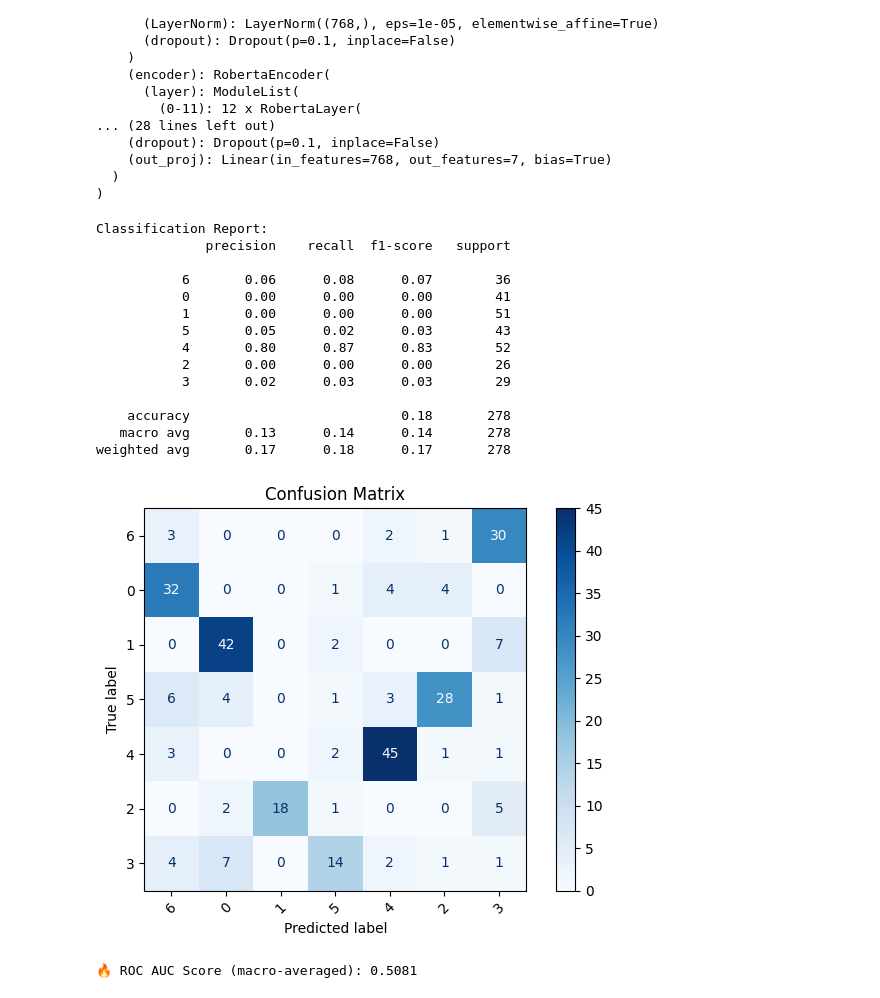
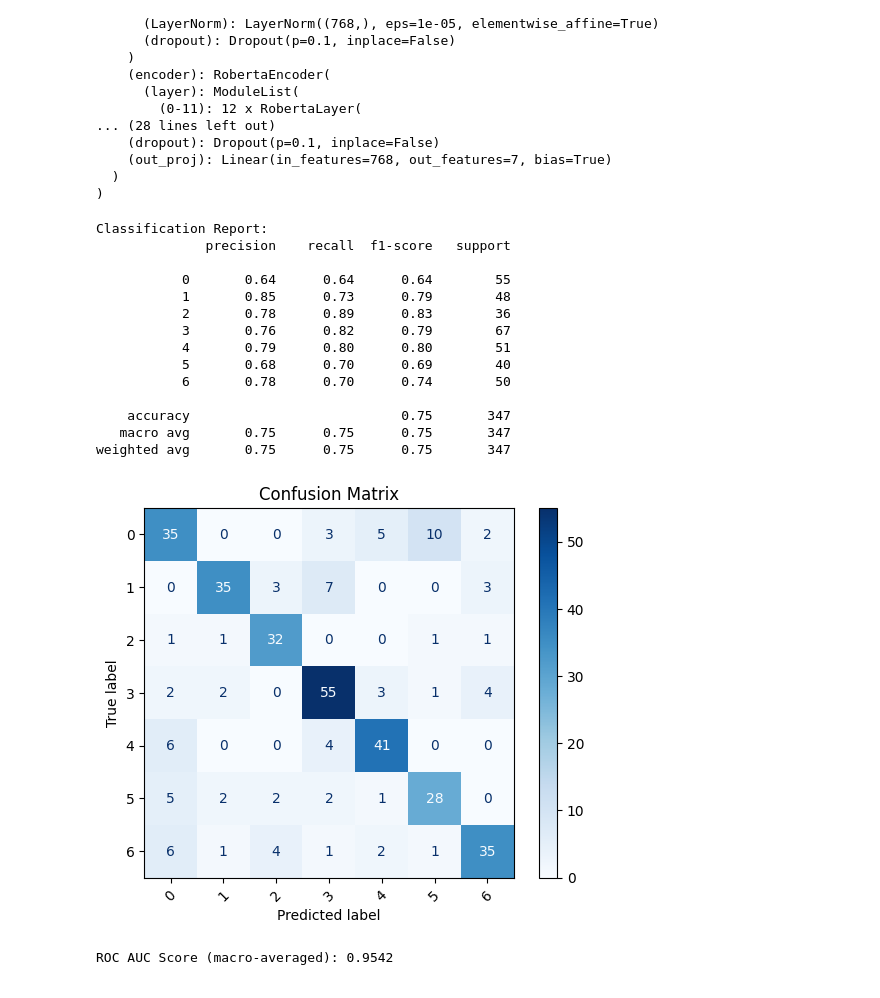
Before and after one commit to SivaganeshSelvam23/ai-customer-care, a Jupyter notebook: notebooks/metrics.ipynb, the cells around one changed output. Cells and saved outputs as stored; diff of their text form; code cells hidden in the pictures.

```diff
--- a/notebooks/metrics.ipynb
+++ b/notebooks/metrics.ipynb
@@ -36,9 +38,10 @@ RobertaForSequenceClassification(
 # ✅ Load and preprocess evaluation dataset
 df = pd.read_csv("F:/MySelf/ai-customer-care/data/chat_datasets/customer_care_dataset_flat.csv")
 df = df[["utterance", "emotion"]]
-label2id = {label: i for i, label in enumerate(df["emotion"].unique())}
-id2label = {v: k for k, v in label2id.items()}
-df["label"] = df["emotion"].map(label2id)
+unique_labels = sorted(df["emotion"].unique())
+label2id = {str(label): i for i, label in enumerate(unique_labels)}
+id2label = {i: str(label) for label, i in label2id.items()}
+df["label"] = df["emotion"].map(lambda x: label2id[str(x)])
 
 def tokenize(example):
     return tokenizer(example["utterance"], truncation=True, padding="max_length", max_length=64)
@@ -70,35 +73,34 @@ print(classification_report(labels, preds, target_names=[str(id2label[i]) for i
 Classification Report:
               precision    recall  f1-score   support
 
-           6       0.06      0.08      0.07        36
-           0       0.00      0.00      0.00        41
-           1       0.00      0.00      0.00        51
-           5       0.05      0.02      0.03        43
-           4       0.80      0.87      0.83        52
-           2       0.00      0.00      0.00        26
-           3       0.02      0.03      0.03        29
+           0       0.64      0.64      0.64        55
+           1       0.85      0.73      0.79        48
+           2       0.78      0.89      0.83        36
+           3       0.76      0.82      0.79        67
+           4       0.79      0.80      0.80        51
+           5       0.68      0.70      0.69        40
+           6       0.78      0.70      0.74        50
 
-    accuracy                           0.18       278
-   macro avg       0.13      0.14      0.14       278
-weighted avg       0.17      0.18      0.17       278
+    accuracy                           0.75       347
+   macro avg       0.75      0.75      0.75       347
+weighted avg       0.75      0.75      0.75       347
 # %%
 # 📉 Confusion Matrix
 cm = confusion_matrix(labels, preds)
 disp = ConfusionMatrixDisplay(confusion_matrix=cm, display_labels=[str(id2label[i]) for i in sorted(id2label.keys())])
-disp.plot(xticks_rotation=45, cmap="Blues")
+disp.plot(cmap="Blues", xticks_rotation=45)
 plt.title("Confusion Matrix")
-plt.tight_layout()
 plt.show()
 # %% [output]
-[figure, old version]
+[figure, new version]
 # %%
 # 🔥 ROC AUC Score
 try:
-    y_true = label_binarize(labels, classes=list(range(len(id2label))))
-    y_scores = predictions.predictions  # Raw logits
-    auc_score = roc_auc_score(y_true, y_scores, multi_class='ovr')
-    print(f"🔥 ROC AUC Score (macro-averaged): {auc_score:.4f}")
+    y_true_bin = label_binarize(labels, classes=list(range(len(label2id))))
+    y_score = predictions.predictions  # raw logits
+    roc_auc = roc_auc_score(y_true_bin, y_score, average="macro", multi_class="ovr")
+    print(f"ROC AUC Score (macro-averaged): {roc_auc:.4f}")
 except Exception as e:
     print("⚠️ Could not compute ROC AUC:", e)
 # %% [output]
-🔥 ROC AUC Score (macro-averaged): 0.5081
+ROC AUC Score (macro-averaged): 0.9542
```
Also changed, not shown: parts of 1 cell of this notebook, 3 other files.
